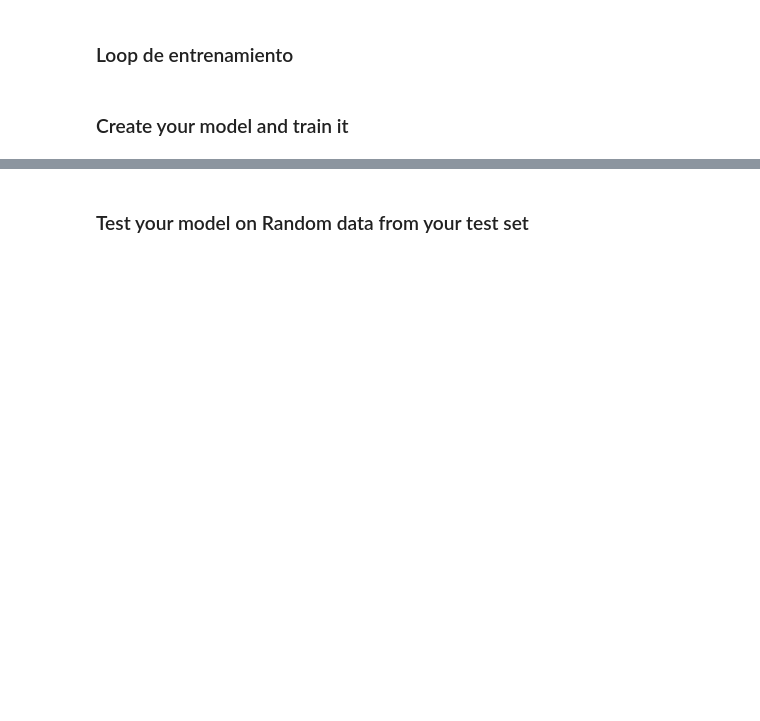
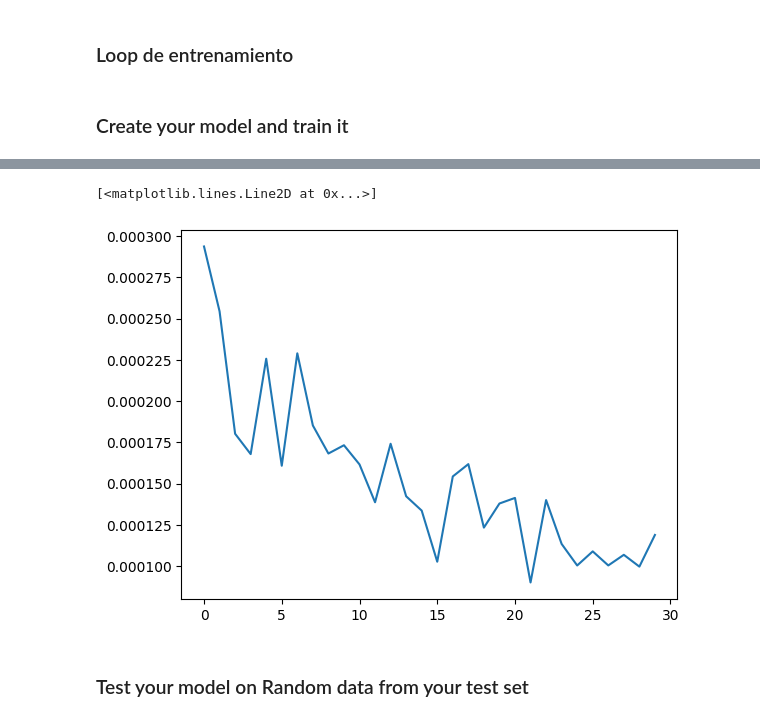
Before and after one commit to MarceloIsmael21/Github, a Jupyter notebook: Activity1/A1b_DL_TC5033.ipynb, the cells around one changed output, grey strips where cells are left out. Drawn from its saved outputs; the diff is of its cells as text; code cells hidden in the pictures; blank space fills up the shorter version.

```diff
--- a/Activity1/A1b_DL_TC5033.ipynb
+++ b/Activity1/A1b_DL_TC5033.ipynb
@@ -133,4 +229,11 @@ $$ \mathcal{J}(w, b) =  \frac{1}{num\_samples} \sum_{i=1}^{num\_samples}-\ln(\ha
 # %% [markdown]
 ### Clase ReLU
+# %%
+class ReLU():
+    def __call__(self, Z):
+        return np.maximum(0, Z)
+    def backward(self, Z, A):
+        Z.grad = A.grad.copy()
+        Z.grad[Z <= 0] = 0
 # %% [markdown]
 ### Clase Sequential
@@ -139,2 +282,19 @@ $$ \mathcal{J}(w, b) =  \frac{1}{num\_samples} \sum_{i=1}^{num\_samples}-\ln(\ha
 # %% [markdown]
 ### Loop de entrenamiento
+# %%
+def train(model, epochs, mb_size=128, learning_rate = 1e-3):
+    cost_hist=[]
+    acc_hist=[]
+    for epoch in range(epochs):
+        for i, (x, y) in enumerate(create_minibatches(mb_size, x_train, y_train)):
+            scores = model(x.T.view(np_tensor))
+            _, cost = softmaxXEntropy(scores, y)
+            model.backward()
+            model.update(learning_rate)
+        acc=accuracy(x_val, y_val, mb_size)
+        print(f'costo: {cost}, accuracy: {acc}')
+        cost_hist.append(cost)
+        acc_hist.append(acc)
+    #cost_hist=np.array(cost_hist)
+    #acc_hist=np.array(acc_hist)
+    return cost_hist, acc_hist
@@ -141,2 +310,15 @@ $$ \mathcal{J}(w, b) =  \frac{1}{num\_samples} \sum_{i=1}^{num\_samples}-\ln(\ha
 # %% [markdown]
 ### Create your model and train it
+# %%
+inlet_size=x_train.shape[1]
+outlet_size=len(alphabet)
+n1=100
+n2=250
+n3=100
+#model = Sequential_layers([Linear(inlet_size, n1), ReLU(), Linear(n1, n2), ReLU(), Linear(n2, outlet_size)])
+model = Sequential_layers([Linear(inlet_size, n1), ReLU(), Linear(n1, n2), ReLU(), Linear(n2, n3),ReLU(),Linear(n3,outlet_size)])
+mb_size = 512
+learning_rate = 1e-3
+epochs = 30
+# %%
+c_hist,acc_hist=train(model, epochs, mb_size, learning_rate)
@@ -143,2 +343,8 @@ $$ \mathcal{J}(w, b) =  \frac{1}{num\_samples} \sum_{i=1}^{num\_samples}-\ln(\ha
+# %%
+plt.plot(c_hist)
+#plt.plot(acc_hist)
+# %% [output]
+[<matplotlib.lines.Line2D at 0x...>]
+[figure, added]
 # %% [markdown]
 ### Test your model on Random data from your test set
```
Also changed, not shown: parts of 20 cells of this notebook, 1 other file.
